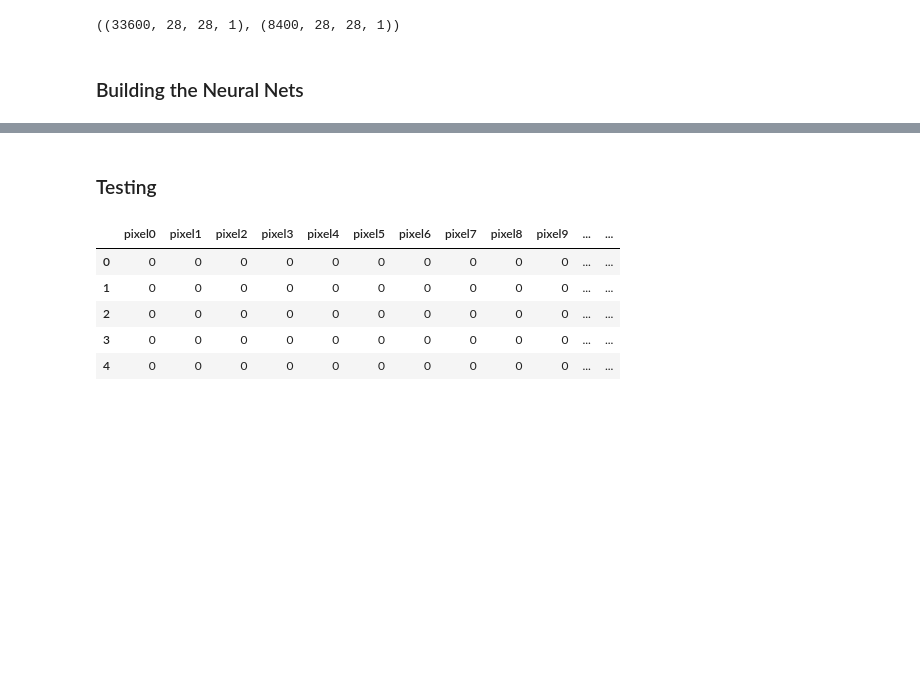
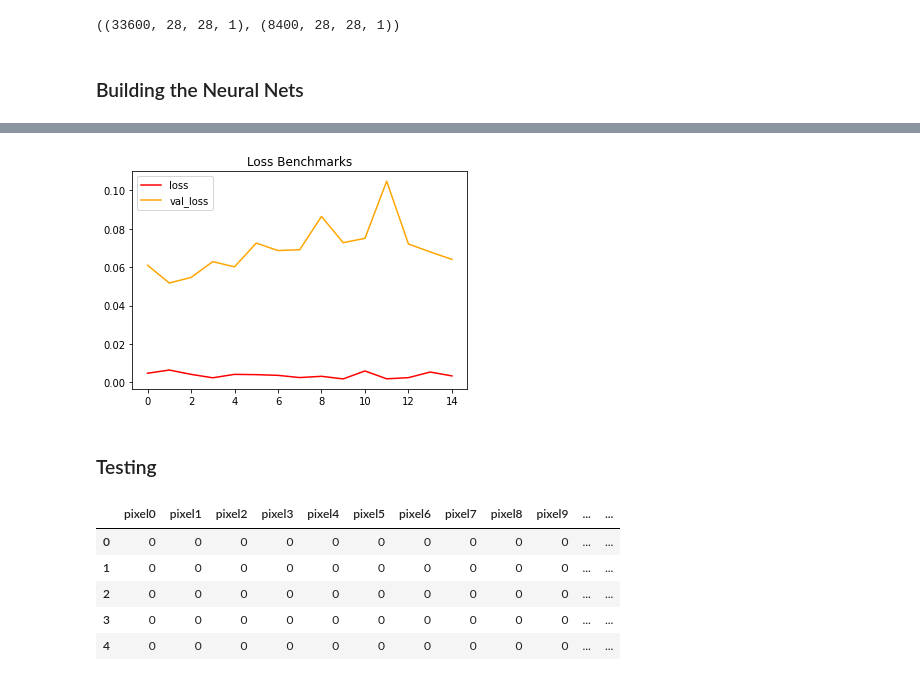
Before and after one commit to 0nets/CNN-DigitRecognizer, a Jupyter notebook: main.ipynb, the cells around one changed output, grey strips where cells are left out. Drawn from its saved outputs; the diff is of its cells as text; code cells hidden in the pictures; blank space fills up the shorter version.

```diff
--- a/main.ipynb
+++ b/main.ipynb
@@ -122,0 +134,8 @@ Epoch 15/15
+# %%
+plt.plot(hist.history["loss"],color = "red")
+plt.plot(hist.history["val_loss"],color = "orange")
+plt.title("Loss Benchmarks")
+plt.legend(["loss","val_loss"])
+plt.show()
+# %% [output]
+[figure, added]
```
Also changed, not shown: parts of 6 cells of this notebook, 4 other files.
